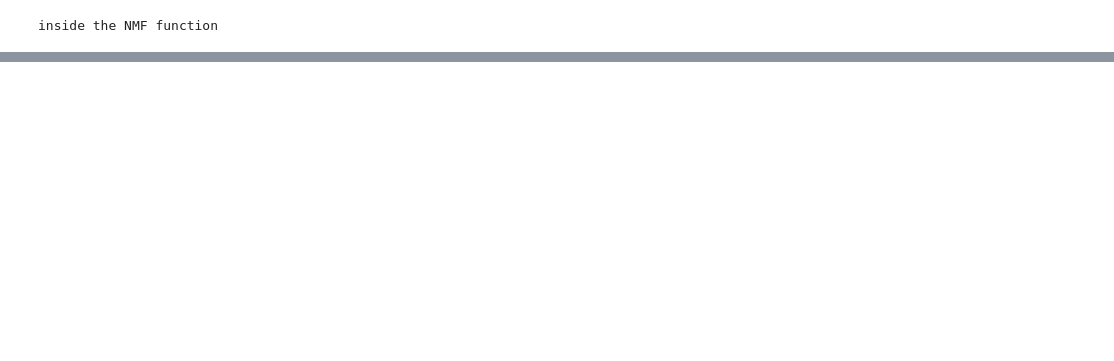
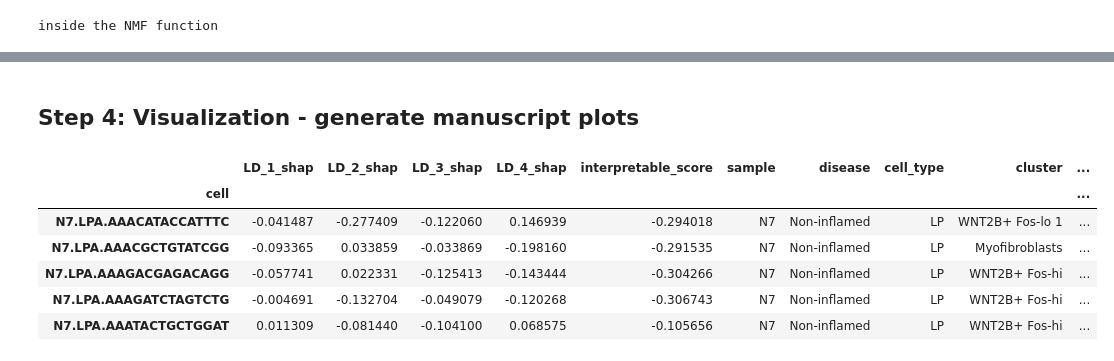
Before and after one commit to fanzhanglab/pyCellPhenoX, a Jupyter notebook: vignettes/test_vignette.ipynb, the cells around one changed output, grey strips where cells are left out. Cells and saved outputs as stored; diff of their text form; code cells hidden in the pictures; blank space fills up the shorter version.

```diff
--- a/vignettes/test_vignette.ipynb
+++ b/vignettes/test_vignette.ipynb
@@ -90,2 +160,4 @@ cellpx_obj.shap_df
+# %% [markdown]
+## Step 4: Visualization - generate manuscript plots
 # %%
 # VISUALIZATION
@@ -94,0 +165,12 @@ results_df = pd.concat(cellpx_obj.shap_df,meta)
+# %%
+shap_df = shap_df.set_index(meta.index)
+results_df = pd.concat([shap_df, meta], axis=1)
+results_df.head()
+# %% [output]
+|  | LD_1_shap | LD_2_shap | LD_3_shap | LD_4_shap | interpretable_score | sample | disease | cell_type | cluster | ... |
+| cell |  |  |  |  |  |  |  |  |  | ... |
+| N7.LPA.AAACATACCATTTC | -0.041487 | -0.277409 | -0.122060 | 0.146939 | -0.294018 | N7 | Non-inflamed | LP | WNT2B+ Fos-lo 1 | ... |
+| N7.LPA.AAACGCTGTATCGG | -0.093365 | 0.033859 | -0.033869 | -0.198160 | -0.291535 | N7 | Non-inflamed | LP | Myofibroblasts | ... |
+| N7.LPA.AAAGACGAGACAGG | -0.057741 | 0.022331 | -0.125413 | -0.143444 | -0.304266 | N7 | Non-inflamed | LP | WNT2B+ Fos-hi | ... |
+| N7.LPA.AAAGATCTAGTCTG | -0.004691 | -0.132704 | -0.049079 | -0.120268 | -0.306743 | N7 | Non-inflamed | LP | WNT2B+ Fos-hi | ... |
+| N7.LPA.AAATACTGCTGGAT | 0.011309 | -0.081440 | -0.104100 | 0.068575 | -0.105656 | N7 | Non-inflamed | LP | WNT2B+ Fos-hi | ... |
```
Also changed, not shown: parts of 25 cells of this notebook, 3 other files.
